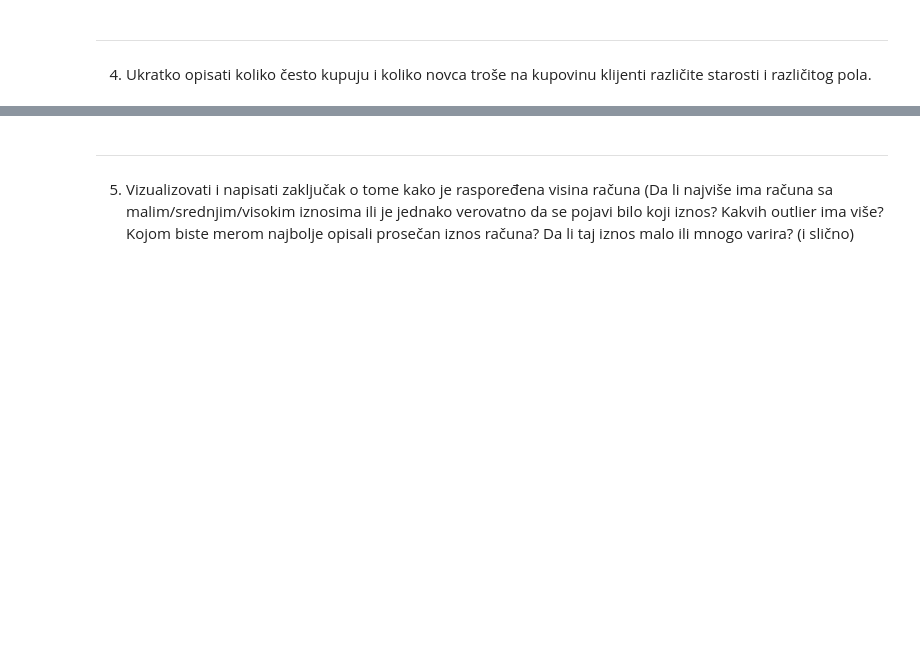
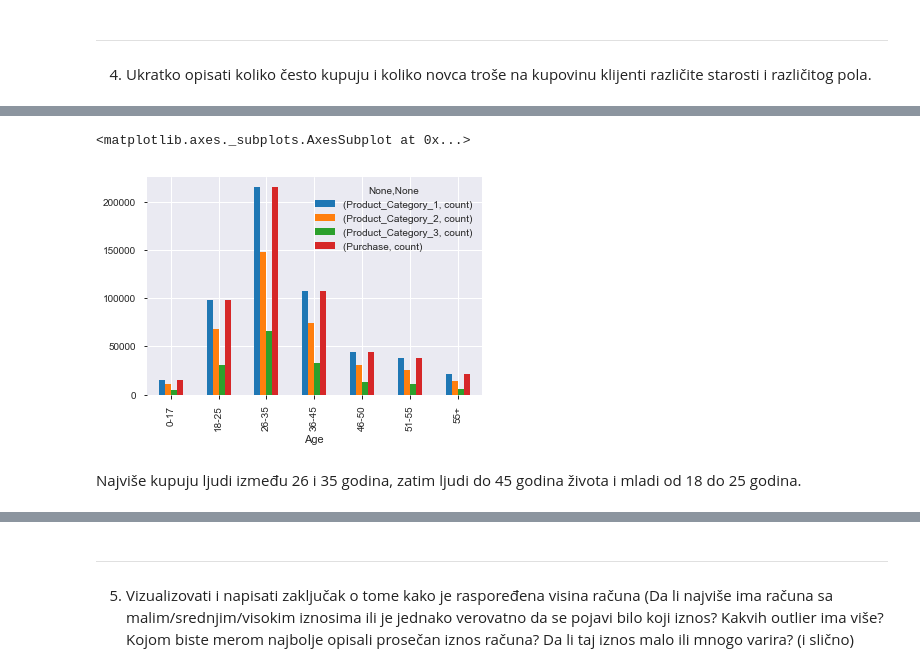
Before and after one commit to markostalma/DataGeeks, a Jupyter notebook: MarkoStalmatovicDrugiDomaci.ipynb, the cells around one changed output, grey strips where cells are left out. Drawn from its saved outputs; the diff is of its cells as text; code cells hidden in the pictures; blank space fills up the shorter version.

```diff
--- a/MarkoStalmatovicDrugiDomaci.ipynb
+++ b/MarkoStalmatovicDrugiDomaci.ipynb
@@ -53,3 +53,6 @@ Name: Purchase, dtype: float64
 ***
 # %% [markdown]
 4. Ukratko opisati koliko često kupuju i koliko novca troše na kupovinu klijenti različite starosti i različitog pola.
+# %%
+freq_purchase = ['Product_Category_1', 'Product_Category_2', 'Product_Category_3', 'Purchase']
+df.groupby('Age')[freq_purchase].agg(['count', 'min', 'max', 'mean']).round(2)
@@ -55,0 +70,7 @@ Name: Purchase, dtype: float64
+# %%
+df.groupby('Age')[freq_purchase].agg(['count']).round(2).plot(kind='bar')
+# %% [output]
+<matplotlib.axes._subplots.AxesSubplot at 0x...>
+[figure, added]
+# %% [markdown]
+Najviše kupuju ljudi između 26 i 35 godina, zatim ljudi do 45 godina života i mladi od 18 do 25 godina.
```
Also changed, not shown: parts of 22 cells of this notebook, 1 other file.
